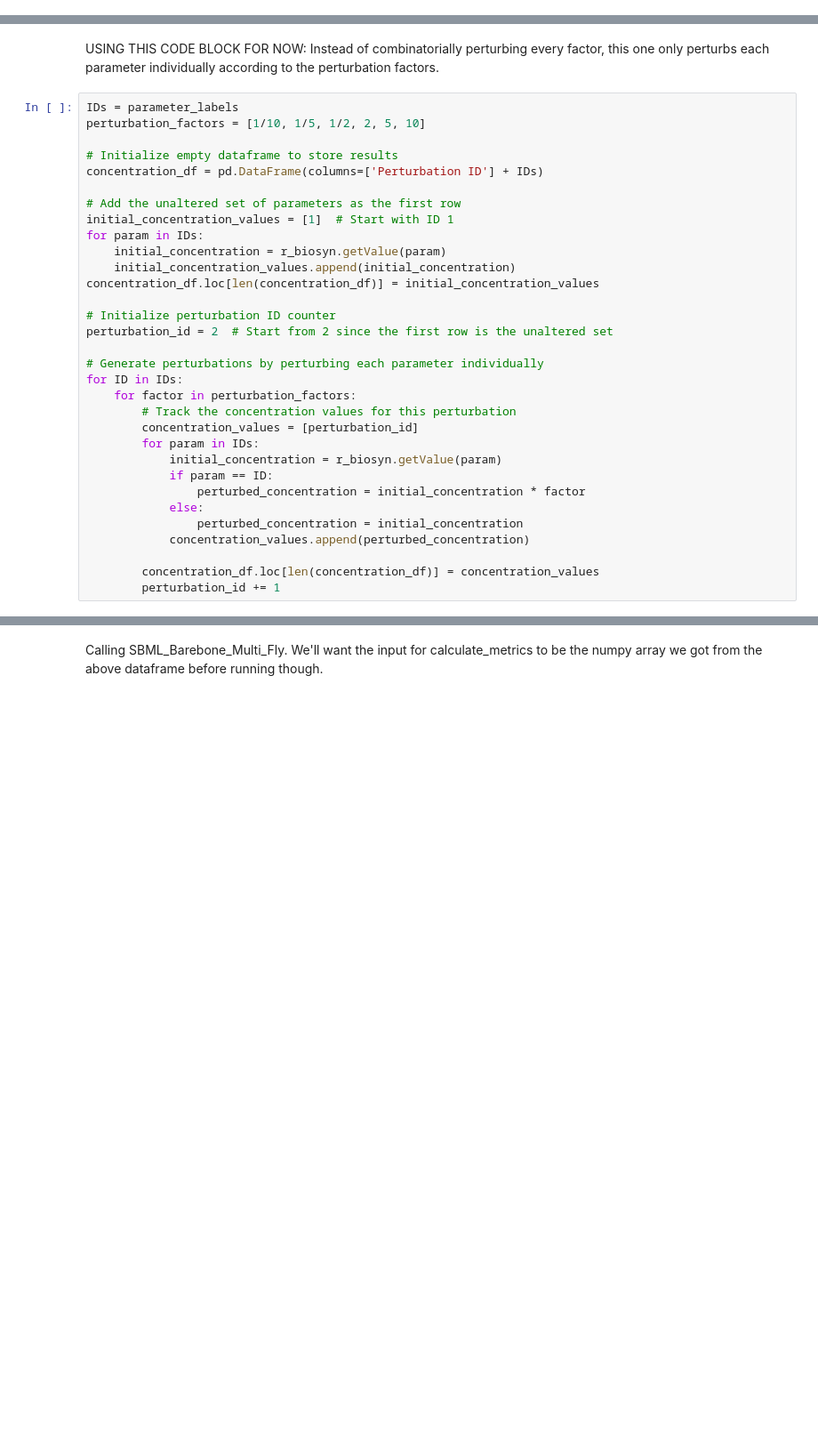
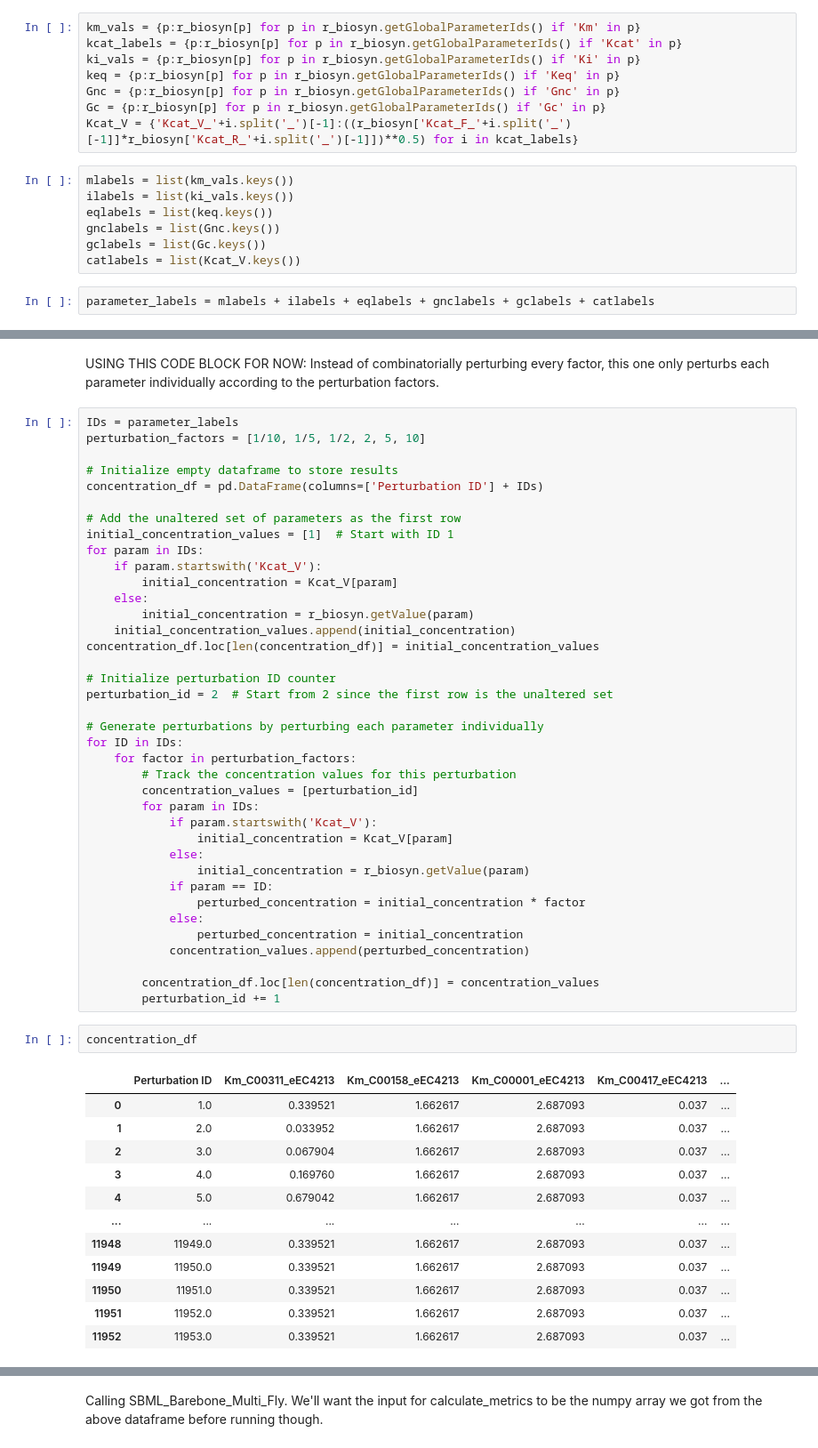
Before and after one commit to carothersresearch/ECFERS, a Jupyter notebook: notebooks/perturb_and_collect.ipynb, the cells around one changed output, grey strips where cells are left out. Shown at 89% size. Saved outputs shown, nothing was run; the diff lists cells and outputs as text; blank space fills up the shorter version.

```diff
--- a/notebooks/perturb_and_collect.ipynb
+++ b/notebooks/perturb_and_collect.ipynb
@@ -32,3 +39,20 @@ parameter_labels = plabels + vlabels
+# %%
+km_vals = {p:r_biosyn[p] for p in r_biosyn.getGlobalParameterIds() if 'Km' in p}
+kcat_labels = {p:r_biosyn[p] for p in r_biosyn.getGlobalParameterIds() if 'Kcat' in p}
+ki_vals = {p:r_biosyn[p] for p in r_biosyn.getGlobalParameterIds() if 'Ki' in p}
+keq = {p:r_biosyn[p] for p in r_biosyn.getGlobalParameterIds() if 'Keq' in p}
+Gnc = {p:r_biosyn[p] for p in r_biosyn.getGlobalParameterIds() if 'Gnc' in p}
+Gc = {p:r_biosyn[p] for p in r_biosyn.getGlobalParameterIds() if 'Gc' in p}
+Kcat_V = {'Kcat_V_'+i.split('_')[-1]:((r_biosyn['Kcat_F_'+i.split('_')[-1]]*r_biosyn['Kcat_R_'+i.split('_')[-1]])**0.5) for i in kcat_labels}
+# %%
+mlabels = list(km_vals.keys())
+ilabels = list(ki_vals.keys())
+eqlabels = list(keq.keys())
+gnclabels = list(Gnc.keys())
+gclabels = list(Gc.keys())
+catlabels = list(Kcat_V.keys())
+# %%
+parameter_labels = mlabels + ilabels + eqlabels + gnclabels + gclabels + catlabels
 # %% [markdown]
 PAUSE ON THIS CODE BLOCK: Makes a dataframe of all possible perturbations of starting conditions of enzymes and metabolites in the system. These are the initial conditions we will want to break down into numpy arrays for "x".
 # %%
@@ -64,7 +88,10 @@ concentration_df = pd.DataFrame(columns=['Perturbation ID'] + IDs)
 # Add the unaltered set of parameters as the first row
 initial_concentration_values = [1]  # Start with ID 1
 for param in IDs:
-    initial_concentration = r_biosyn.getValue(param)
+    if param.startswith('Kcat_V'):
+        initial_concentration = Kcat_V[param]
+    else:
+        initial_concentration = r_biosyn.getValue(param)
     initial_concentration_values.append(initial_concentration)
 concentration_df.loc[len(concentration_df)] = initial_concentration_values
 
@@ -77,7 +104,10 @@ for ID in IDs:
         # Track the concentration values for this perturbation
         concentration_values = [perturbation_id]
         for param in IDs:
-            initial_concentration = r_biosyn.getValue(param)
+            if param.startswith('Kcat_V'):
+                initial_concentration = Kcat_V[param]
+            else:
+                initial_concentration = r_biosyn.getValue(param)
             if param == ID:
                 perturbed_concentration = initial_concentration * factor
             else:
@@ -86,3 +116,18 @@ for ID in IDs:
 
         concentration_df.loc[len(concentration_df)] = concentration_values
         perturbation_id += 1
+# %%
+concentration_df
+# %% [output]
+|  | Perturbation ID | Km_C00311_eEC4213 | Km_C00158_eEC4213 | Km_C00001_eEC4213 | Km_C00417_eEC4213 | ... |
+| 0 | 1.0 | 0.339521 | 1.662617 | 2.687093 | 0.037 | ... |
+| 1 | 2.0 | 0.033952 | 1.662617 | 2.687093 | 0.037 | ... |
+| 2 | 3.0 | 0.067904 | 1.662617 | 2.687093 | 0.037 | ... |
+| 3 | 4.0 | 0.169760 | 1.662617 | 2.687093 | 0.037 | ... |
+| 4 | 5.0 | 0.679042 | 1.662617 | 2.687093 | 0.037 | ... |
+| ... | ... | ... | ... | ... | ... | ... |
+| 11948 | 11949.0 | 0.339521 | 1.662617 | 2.687093 | 0.037 | ... |
+| 11949 | 11950.0 | 0.339521 | 1.662617 | 2.687093 | 0.037 | ... |
+| 11950 | 11951.0 | 0.339521 | 1.662617 | 2.687093 | 0.037 | ... |
+| 11951 | 11952.0 | 0.339521 | 1.662617 | 2.687093 | 0.037 | ... |
+| 11952 | 11953.0 | 0.339521 | 1.662617 | 2.687093 | 0.037 | ... |
```
Also changed, not shown: parts of 11 cells of this notebook, 10 other files.
